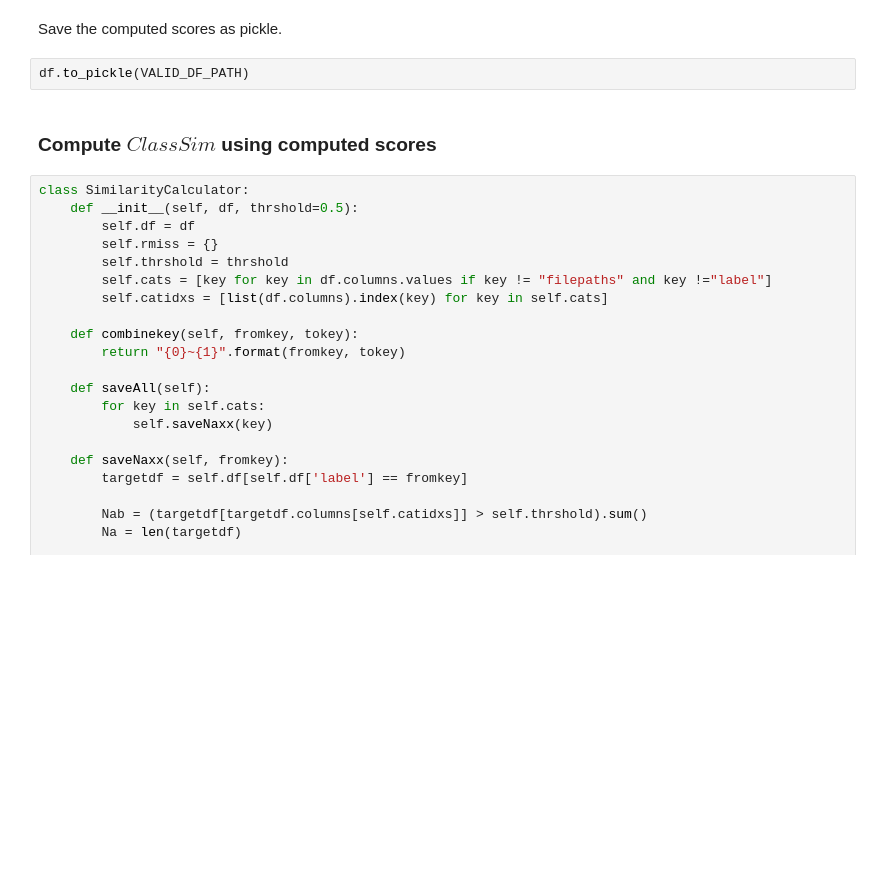
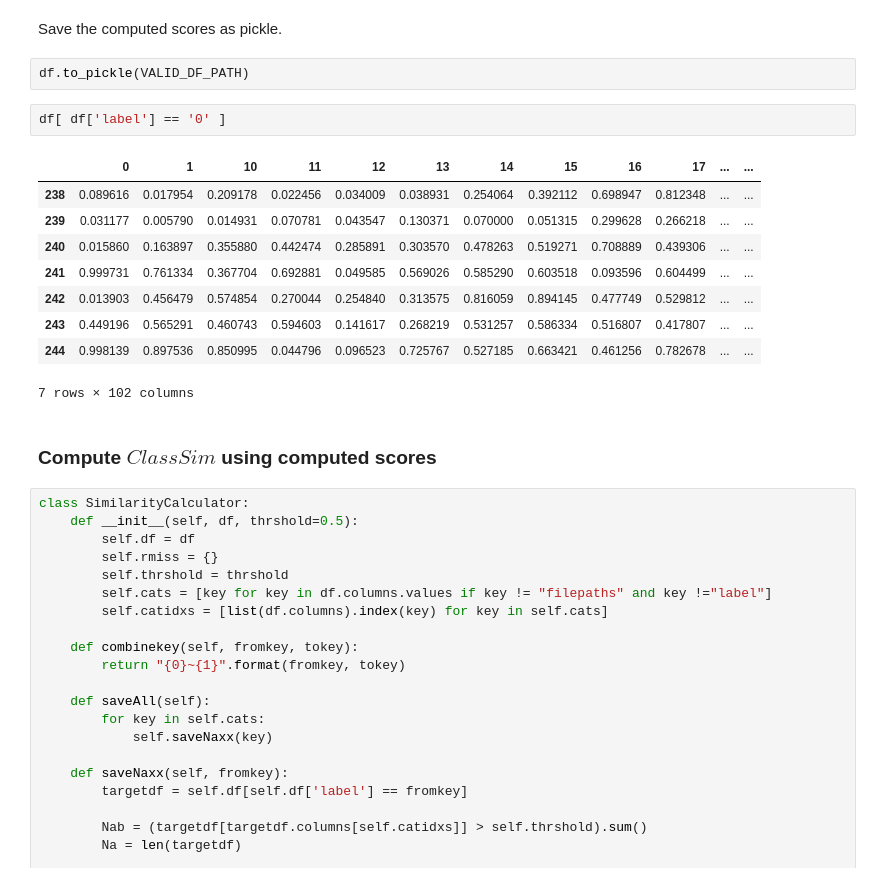
Before and after one commit to karino2/ClassSim, a Jupyter notebook: classifier_similarity_fgvc.ipynb, the cells around one changed output. Cells and saved outputs as stored; diff of their text form; blank space fills up the shorter version.

```diff
--- a/classifier_similarity_fgvc.ipynb
+++ b/classifier_similarity_fgvc.ipynb
@@ -164,6 +167,18 @@ df['label'] = labels
 Save the computed scores as pickle.
 # %%
 df.to_pickle(VALID_DF_PATH)
+# %%
+df[ df['label'] == '0' ]
+# %% [output]
+|  | 0 | 1 | 10 | 11 | 12 | 13 | 14 | 15 | 16 | 17 | ... | ... |
+| 238 | 0.089616 | 0.017954 | 0.209178 | 0.022456 | 0.034009 | 0.038931 | 0.254064 | 0.392112 | 0.698947 | 0.812348 | ... | ... |
+| 239 | 0.031177 | 0.005790 | 0.014931 | 0.070781 | 0.043547 | 0.130371 | 0.070000 | 0.051315 | 0.299628 | 0.266218 | ... | ... |
+| 240 | 0.015860 | 0.163897 | 0.355880 | 0.442474 | 0.285891 | 0.303570 | 0.478263 | 0.519271 | 0.708889 | 0.439306 | ... | ... |
+| 241 | 0.999731 | 0.761334 | 0.367704 | 0.692881 | 0.049585 | 0.569026 | 0.585290 | 0.603518 | 0.093596 | 0.604499 | ... | ... |
+| 242 | 0.013903 | 0.456479 | 0.574854 | 0.270044 | 0.254840 | 0.313575 | 0.816059 | 0.894145 | 0.477749 | 0.529812 | ... | ... |
+| 243 | 0.449196 | 0.565291 | 0.460743 | 0.594603 | 0.141617 | 0.268219 | 0.531257 | 0.586334 | 0.516807 | 0.417807 | ... | ... |
+| 244 | 0.998139 | 0.897536 | 0.850995 | 0.044796 | 0.096523 | 0.725767 | 0.527185 | 0.663421 | 0.461256 | 0.782678 | ... | ... |
+7 rows × 102 columns
 # %% [markdown]
 ### Compute $ClassSim$ using computed scores
 # %%
```
Also changed, not shown: parts of 8 cells of this notebook.
